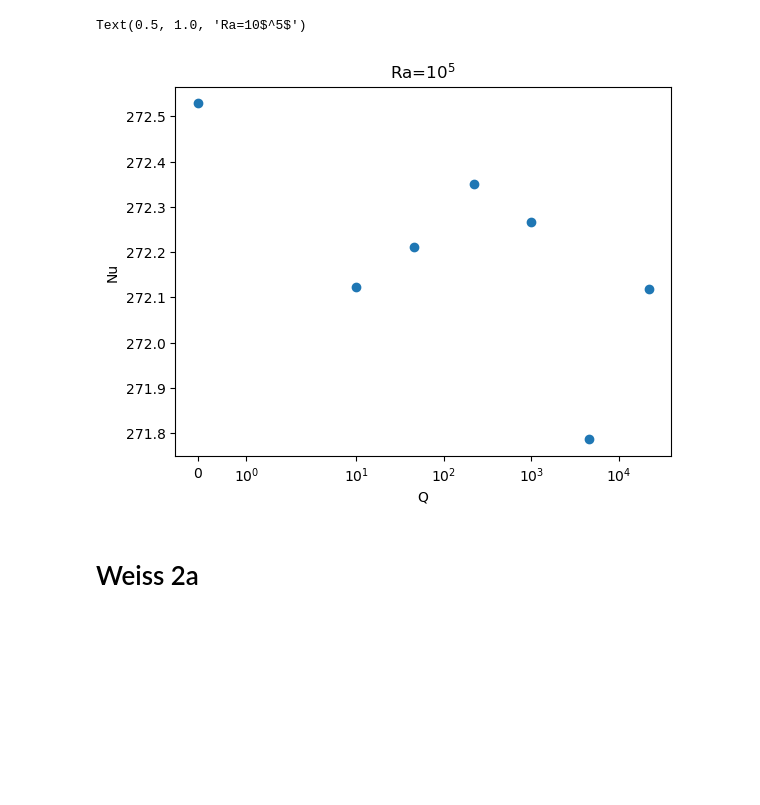
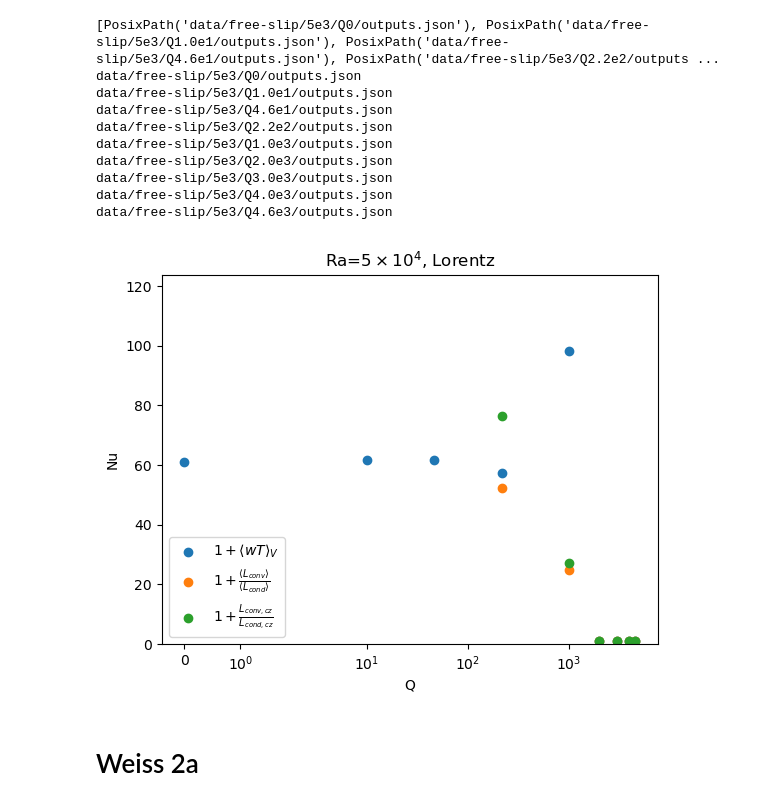
Before and after one commit to tj294/2D_MHD, a Jupyter notebook: mhd_analysis.ipynb, the cells around one changed output. Saved outputs shown, nothing was run; the diff lists cells and outputs as text; code cells hidden in the pictures; blank space fills up the shorter version.

```diff
--- a/mhd_analysis.ipynb
+++ b/mhd_analysis.ipynb
@@ -8,30 +8,46 @@ import re, json
 import imageio.v2 as iio
 import imageio.v3 as iio3
 # %%
-direcs = sorted(list(Path('data/free-slip/free-slip/Currie/1e5/').glob('Q*/outputs.json')),
+direcs = sorted(list(Path('data/free-slip/5e3/').glob('Q*/outputs.json')),
             key = lambda f: float(re.sub('Q', '', str(f.parent).rsplit('/')[-1])))
+# direcs = sorted(list(Path('kinematic_data/free-slip/free-slip/Currie/HR/5e4/').glob('Q*/outputs.json')),
+#             key = lambda f: float(re.sub('Q', '', str(f.parent).rsplit('/')[-1])))
+print(direcs)
 Nu = {}
-BBNu = {}
-WNu = {}
+Nu_b = {}
+Nu_cz = {}
 for case in direcs:
+    print(case)
     with open(case, 'r') as f:
         info = json.load(f)
     if info['Q'] < 1:
         info['Q'] = 0
     Nu[info['Q']] = info['Nu']
-    BBNu[info['Q']] = info['BBNu_bot']
-    WNu[info['Q']] = -info['WNu_bot']
-plt.scatter(Nu.keys(), Nu.values())
-# plt.scatter(WNu.keys(), WNu.values(), marker='+')
-# plt.scatter(BBNu.keys(), BBNu.values())
+    Nu_b[info['Q']] = info['Nu_b']
+    Nu_cz[info['Q']] = info['Nu_cz']
+
+plt.scatter(Nu.keys(), Nu.values(), label=r"$1 + \langle wT \rangle_V$")
+plt.scatter(Nu_b.keys(), Nu_b.values(), label=r'$1 + \frac{\langle L_{conv} \rangle}{\langle L_{cond} \rangle}$')
+plt.scatter(Nu_cz.keys(), Nu_cz.values(), label=r'$1 + \frac{L_{conv, cz}}{L_{cond, cz}}$')
 plt.xscale('symlog')
-# plt.ylim(0, 12)
+plt.ylim(0, )
 plt.ylabel("Nu")
 plt.xlabel("Q")
-plt.title(r"Ra=10$^5$")
+plt.title(r"Ra=$5\times 10^4$, Lorentz")
+plt.legend(loc='lower left')
+plt.savefig("Lorentz_Nu_R5e3.pdf")
 # %% [output]
-Text(0.5, 1.0, 'Ra=10$^5$')
+[PosixPath('data/free-slip/5e3/Q0/outputs.json'), PosixPath('data/free-slip/5e3/Q1.0e1/outputs.json'), PosixPath('data/free-slip/5e3/Q4.6e1/outputs.json'), PosixPath('data/free-slip/5e3/Q2.2e2/outputs ...
+data/free-slip/5e3/Q0/outputs.json
+data/free-slip/5e3/Q1.0e1/outputs.json
+data/free-slip/5e3/Q4.6e1/outputs.json
+data/free-slip/5e3/Q2.2e2/outputs.json
+data/free-slip/5e3/Q1.0e3/outputs.json
+data/free-slip/5e3/Q2.0e3/outputs.json
+data/free-slip/5e3/Q3.0e3/outputs.json
+data/free-slip/5e3/Q4.0e3/outputs.json
+data/free-slip/5e3/Q4.6e3/outputs.json
-[figure, old version]
+[figure, new version]
 # %% [markdown]
 # Weiss 2a
 # %%
```
Also changed, not shown: 3 other files.
